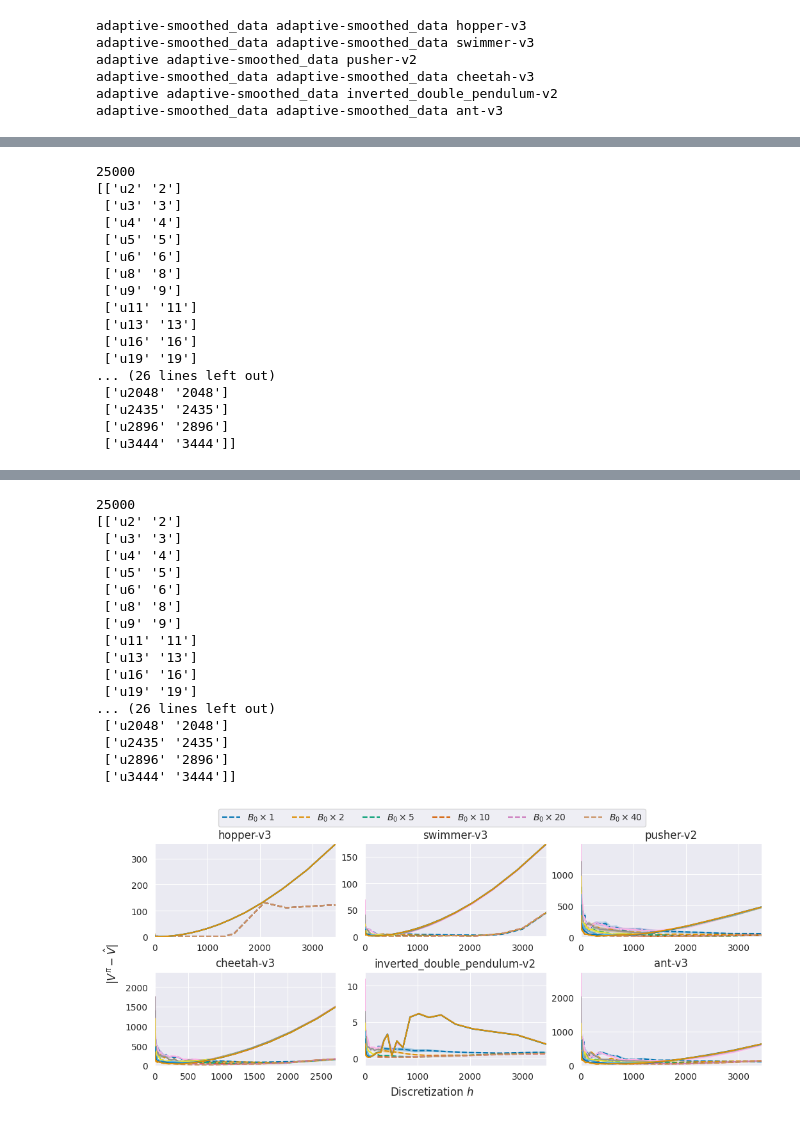
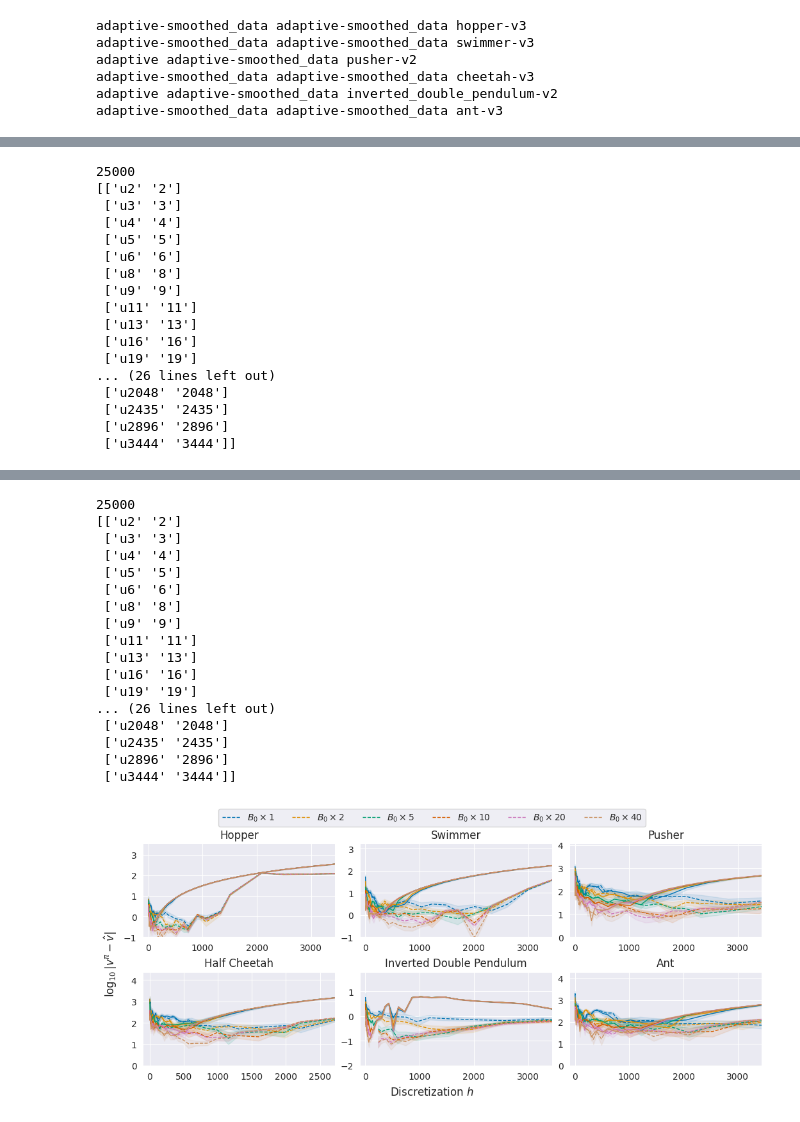
Before and after one commit to aa14k/adaptive_time, a Jupyter notebook: code/adaptive_time/notebooks/plot_mujoco-agg.ipynb, the cells around one changed output, grey strips where cells are left out. Drawn from its saved outputs; the diff is of its cells as text; code cells hidden in the pictures.

Commit message:
more plots

```diff
--- a/code/adaptive_time/notebooks/plot_mujoco-agg.ipynb
+++ b/code/adaptive_time/notebooks/plot_mujoco-agg.ipynb
@@ -406,7 +415,7 @@ for env_i, env_name in enumerate(env_names):
     env_result = plot_stats[adaptive_prefix.split("-")[0]][env_name]
     num_pivots = agg_results_per_prefix[prefix][env_name]["num_pivots"]
     tau_to_h[env_name] = np.array([
-        (sampler, math.ceil(np.mean(traj_len / (num_pivots[sampler] - 1)))) for sampler in num_pivots
+        (sampler, (np.mean(traj_len / (num_pivots[sampler] - 1)))) for sampler in num_pivots
     ])
 # %% [output]
 adaptive-smoothed_data adaptive-smoothed_data hopper-v3
@@ -421,0 +427,18 @@ map_env = {
+# %%
+doc_width_pt = 750.0
+ncols = 3
+nrows = len(env_names) // ncols
+fig, axes = plt.subplots(nrows=nrows, ncols=ncols, figsize=set_size(doc_width_pt, 1.0, (nrows, ncols)), layout="constrained")
+
+for env_i, env_name in enumerate(env_names):
+    ax = axes[env_i // ncols, env_i % ncols]
+    res = np.array([(float(sampler[1:]), float(discretization)) for (sampler, discretization) in tau_to_h[env_name]])
+    sort_idxes = np.argsort(res.T[0])
+    ax.plot(res.T[0][sort_idxes], res.T[1][sort_idxes], linewidth=1)
+    ax.set_title(map_env[env_name])
+
+fig.supylabel("Discretization $h$")
+fig.supxlabel("Tolerance $\\varepsilon$")
+
+# plt.show()
+plt.savefig("tol_vs_disc.pdf", dpi=600, format="pdf", bbox_inches="tight")
@@ -440,8 +465,8 @@ for env_i, env_name in enumerate(env_names):
             sorted_spacing = spacing[sorted_idxes]
             sorted_keys = ["u{}".format(item) for item in sorted_spacing]
         elif prefix.startswith("adaptive"):
-            sorted_idxes = np.argsort(tau_to_h[env_name][:, 1].astype(int))
-            sorted_spacing = tau_to_h[env_name][:, 1][sorted_idxes].astype(int)
+            sorted_idxes = np.argsort(tau_to_h[env_name][:, 1].astype(float))
+            sorted_spacing = tau_to_h[env_name][:, 1][sorted_idxes].astype(float)
             sorted_keys = tau_to_h[env_name][:, 0][sorted_idxes]
         else:
             raise NotImplementedError
@@ -455,15 +480,15 @@ for env_i, env_name in enumerate(env_names):
         if sorted_spacing[-1] < min_spacing:
             min_spacing = sorted_spacing[-1]
 
-        for multiplier in tqdm(multipliers):
+        for multiplier_i, multiplier in enumerate(tqdm(multipliers)):
             idx = int(base_budget * multiplier)
             y_means = []
             y_stderrs = []
             for s in sorted_keys:
-                y_means.append(np.nanmean(env_result[s][:, idx]))
-                y_stderrs.append(np.nanstd(env_result[s][:, idx]) / np.sqrt(num_seeds))
-            # y_means = np.log2(np.array(y_means))
-            # y_stderrs = np.log2(np.array(y_stderrs))
+                y_means.append(np.nanmean(np.log10(env_result[s][:, idx])))
+                y_stderrs.append(np.nanstd(np.log10(env_result[s][:, idx])) / np.sqrt(num_seeds))
+            # y_means = np.log10(np.array(y_means))
+            # y_stderrs = np.log10(np.array(y_stderrs))
 
             y_means = np.array(y_means)
             y_stderrs = np.array(y_stderrs)
@@ -472,22 +497,43 @@ for env_i, env_name in enumerate(env_names):
                 sorted_spacing,
                 y_means,
                 label="$B_0 \\times {}$".format(multiplier) if env_i == 0 and sampler_type_i == 0 else "",
-                linestyle="-" if prefix.startswith("uniform") else "--"
+                linestyle="-" if prefix.startswith("uniform") else "--",
+                c=sns.color_palette()[multiplier_i],
+                linewidth=1,
             )
             ax.fill_between(
                 sorted_spacing,
                 (y_means - y_stderrs),
                 (y_means + y_stderrs),
-                alpha=0.3
+                alpha=0.1,
+                color=sns.color_palette()[multiplier_i],
             )
 
             if prefix.startswith("uniform") and max_err < np.max(y_means):
                 max_err = np.max(y_means)
-        ax.set_title("{}".format(env_name))
-        ax.set_xlim(-10, min_spacing)
-        ax.set_ylim(-1, max_err + 1)
+        ax.set_title("{}".format(map_env[env_name]))
+        ax.set_xlim(-100, min_spacing)
+        # if env_name in ["inverted_double_pendulum-v2"]:
+        #     y_min = -0.5
+        # elif env_name in ["swimmer-v3"]:
+        #     y_min = -5
+        # elif env_name in ["hopper-v3"]:
+        #     y_min = -10
+        # else:
+        #     y_min = -50
 
-fig.supylabel("$| V^\\pi - \\hat{V} |$")
+        if env_name in ["inverted_double_pendulum-v2"]:
+            y_min = -2
+        elif env_name in ["swimmer-v3"]:
+            y_min = -1
+        elif env_name in ["hopper-v3"]:
+            y_min = -1
+        else:
+            y_min = 0
+
+        ax.set_ylim(y_min, max_err + 1)
+
+fig.supylabel("$\\log_{10} | v^\\pi - \\hat{v} |$")
 fig.supxlabel("Discretization $h$")
 
 fig.legend(
@@ -691,21 +737,21 @@ ant-v3
 25000
 [['u2' '2']
  ['u3' '3']
  ['u4' '4']
  ['u5' '5']
  ['u6' '6']
  ['u8' '8']
  ['u9' '9']
  ['u11' '11']
  ['u13' '13']
  ['u16' '16']
  ['u19' '19']
 ... (26 lines left out)
  ['u2048' '2048']
  ['u2435' '2435']
  ['u2896' '2896']
  ['u3444' '3444']]
-[figure, old version]
+[figure, new version]
 # %%
 # data = np.load("./data/inverted_double_pendulum-v2/Rewards_50000_1000_0.npy")
 # data = np.load("./data/ant-v3/Rewards_50000_1000_0.npy")
```
Also changed, not shown: parts of 8 cells of this notebook.
